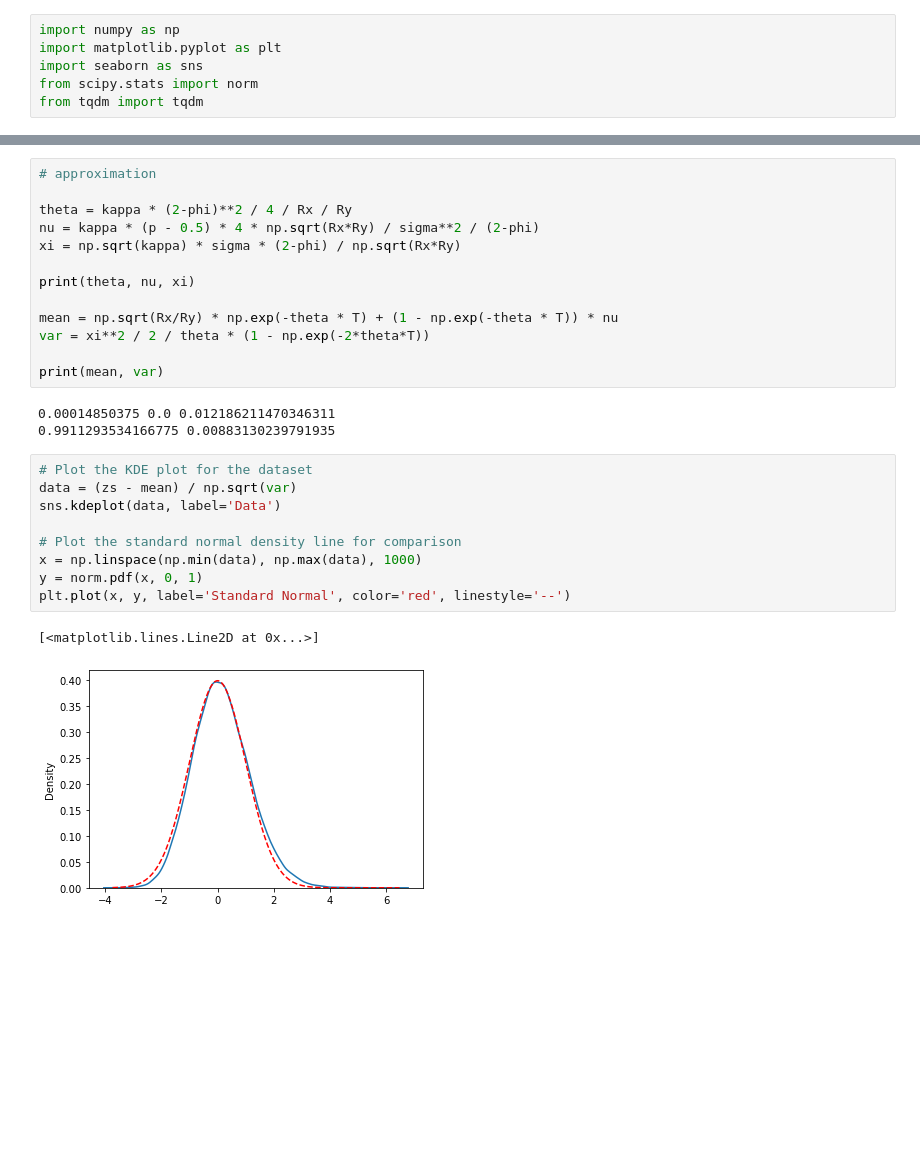
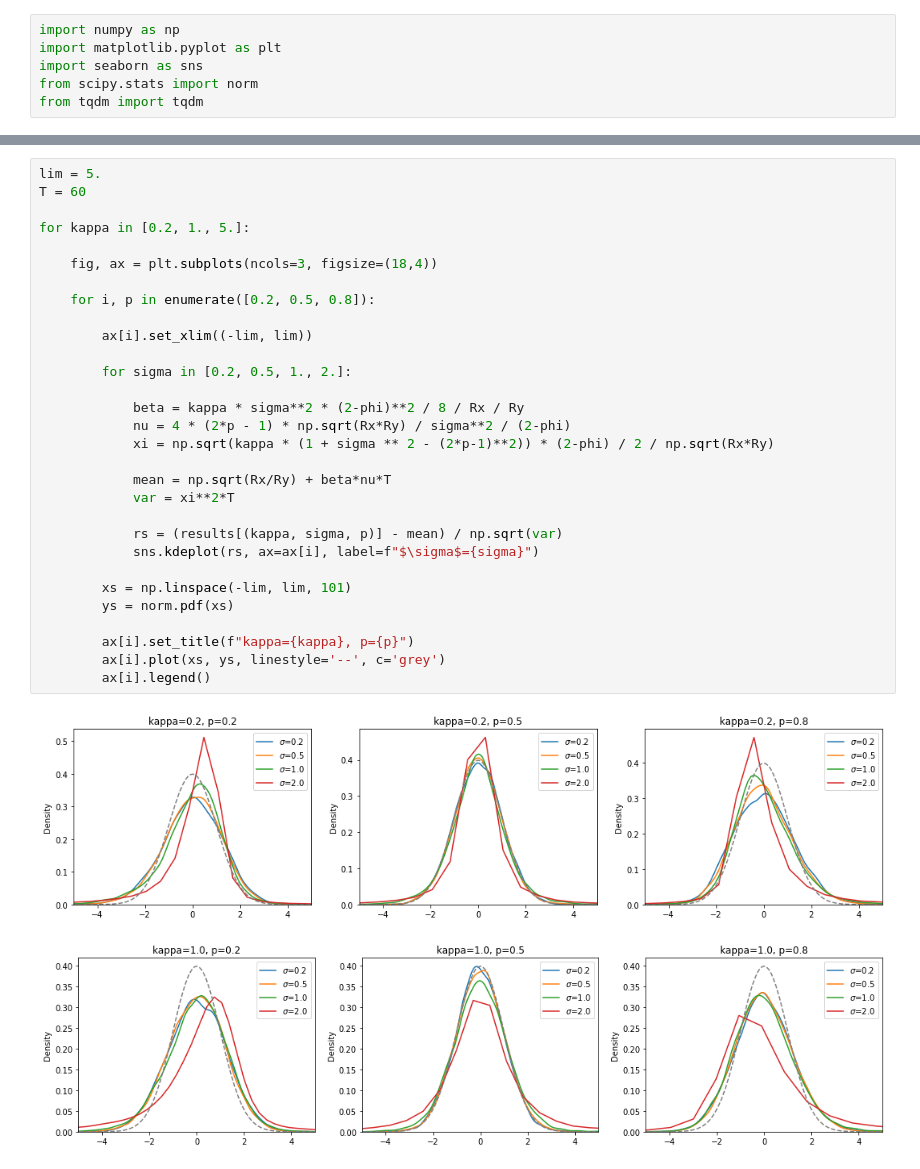
Before and after one commit to starovoitovs/defi, a Jupyter notebook: approximation.ipynb, the cells around one changed output, grey strips where cells are left out. Drawn from its saved outputs; the diff is of its cells as text; blank space fills up the shorter version.

Commit message:
Adjust approximation

```diff
--- a/approximation.ipynb
+++ b/approximation.ipynb
@@ -41,28 +78,33 @@ for _ in tqdm(range(batch_size)):
-# %%
-# approximation
-
-theta = kappa * (2-phi)**2 / 4 / Rx / Ry
-nu = kappa * (p - 0.5) * 4 * np.sqrt(Rx*Ry) / sigma**2 / (2-phi)
-xi = np.sqrt(kappa) * sigma * (2-phi) / np.sqrt(Rx*Ry)
-
-print(theta, nu, xi)
-
-mean = np.sqrt(Rx/Ry) * np.exp(-theta * T) + (1 - np.exp(-theta * T)) * nu
-var = xi**2 / 2 / theta * (1 - np.exp(-2*theta*T))
-
-print(mean, var)
-# %% [output]
-0.00014850375 0.0 0.012186211470346311
-0.9911293534166775 0.00883130239791935
-# %%
-# Plot the KDE plot for the dataset
-data = (zs - mean) / np.sqrt(var)
-sns.kdeplot(data, label='Data')
-
-# Plot the standard normal density line for comparison
-x = np.linspace(np.min(data), np.max(data), 1000)
-y = norm.pdf(x, 0, 1)
-plt.plot(x, y, label='Standard Normal', color='red', linestyle='--')
-# %% [output]
-[<matplotlib.lines.Line2D at 0x...>]
-[figure, removed]
+# %%
+lim = 5.
+T = 60
+
+for kappa in [0.2, 1., 5.]:
+
+    fig, ax = plt.subplots(ncols=3, figsize=(18,4))
+
+    for i, p in enumerate([0.2, 0.5, 0.8]):
+
+        ax[i].set_xlim((-lim, lim))
+
+        for sigma in [0.2, 0.5, 1., 2.]:
+
+            beta = kappa * sigma**2 * (2-phi)**2 / 8 / Rx / Ry
+            nu = 4 * (2*p - 1) * np.sqrt(Rx*Ry) / sigma**2 / (2-phi)
+            xi = np.sqrt(kappa * (1 + sigma ** 2 - (2*p-1)**2)) * (2-phi) / 2 / np.sqrt(Rx*Ry)
+
+            mean = np.sqrt(Rx/Ry) + beta*nu*T
+            var = xi**2*T
+
+            rs = (results[(kappa, sigma, p)] - mean) / np.sqrt(var)
+            sns.kdeplot(rs, ax=ax[i], label=f"$\sigma$={sigma}")
+
+        xs = np.linspace(-lim, lim, 101)
+        ys = norm.pdf(xs)
+
+        ax[i].set_title(f"kappa={kappa}, p={p}")
+        ax[i].plot(xs, ys, linestyle='--', c='grey')
+        ax[i].legend()
+# %% [output]
+[figure, added]
+[figure, added]
```
Also changed, not shown: parts of 3 cells of this notebook.
